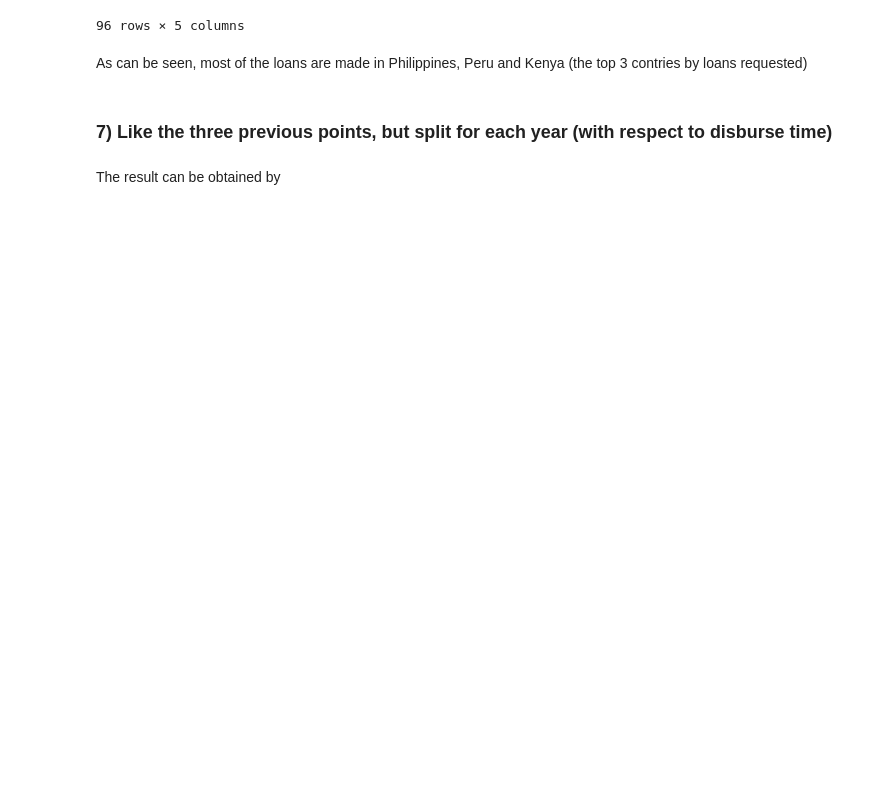
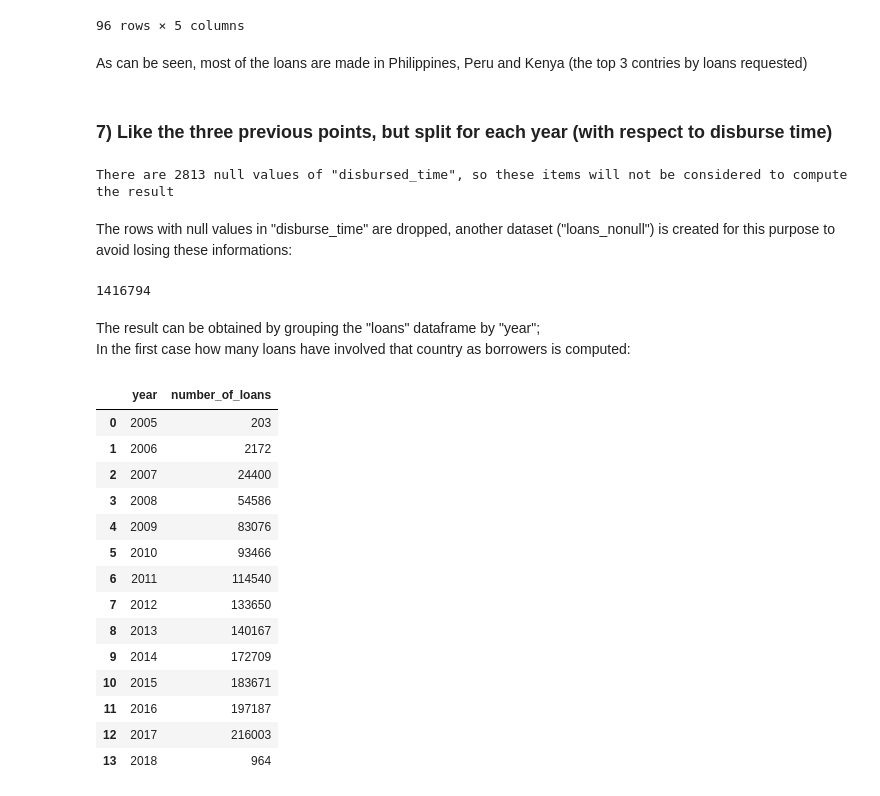
Before and after one commit to paolomariani/Foundations-of-Computer-Science-Project, a Jupyter notebook: Foundations of Computer Science Project Notebook.ipynb, the cells around one changed output. Drawn from its saved outputs; the diff is of its cells as text; code cells hidden in the pictures; blank space fills up the shorter version.

Commit message:
Checkpoint for the seventh item of the checklist, currently developing the eigth

```diff
--- a/Foundations of Computer Science Project Notebook.ipynb
+++ b/Foundations of Computer Science Project Notebook.ipynb
@@ -316,5 +314,38 @@ loan_per_country.sort_values(by = "loan_amount_perc", ascending=False)
 As can be seen, most of the loans are made in Philippines, Peru and Kenya (the top 3 contries by loans requested)
 # %% [markdown]
 ### 7) Like the three previous points, but split for each year (with respect to disburse time)
-# %% [markdown]
-The result can be obtained by
+# %%
+print(f"There are {loans.disburse_time.isnull().sum()} null values of \"disbursed_time\", so these items will not be considered to compute the result")
+# %% [output]
+There are 2813 null values of "disbursed_time", so these items will not be considered to compute the result
+# %% [markdown]
+The rows with null values in "disburse_time" are dropped, another dataset ("loans_nonull") is created for this purpose to avoid losing these informations:
+# %%
+loans_nonull = loans[loans.disburse_time.notnull()]
+len(loans_nonull)
+# %% [output]
+1416794
+# %% [markdown]
+The result can be obtained by grouping the "loans" dataframe by "year";
+<br> In the first case how many loans have involved that country as borrowers is computed:
+# %%
+loans_by_year = loans_nonull.groupby(loans.disburse_time.dt.year)["loan_id"].count().reset_index()
+loans_by_year.columns = ["year", "number_of_loans"]
+loans_by_year.year = loans_by_year.year.astype(int)
+loans_by_year
+# %% [output]
+|  | year | number_of_loans |
+| 0 | 2005 | 203 |
+| 1 | 2006 | 2172 |
+| 2 | 2007 | 24400 |
+| 3 | 2008 | 54586 |
+| 4 | 2009 | 83076 |
+| 5 | 2010 | 93466 |
+| 6 | 2011 | 114540 |
+| 7 | 2012 | 133650 |
+| 8 | 2013 | 140167 |
+| 9 | 2014 | 172709 |
+| 10 | 2015 | 183671 |
+| 11 | 2016 | 197187 |
+| 12 | 2017 | 216003 |
+| 13 | 2018 | 964 |
```
Also changed, not shown: parts of 16 cells of this notebook.
